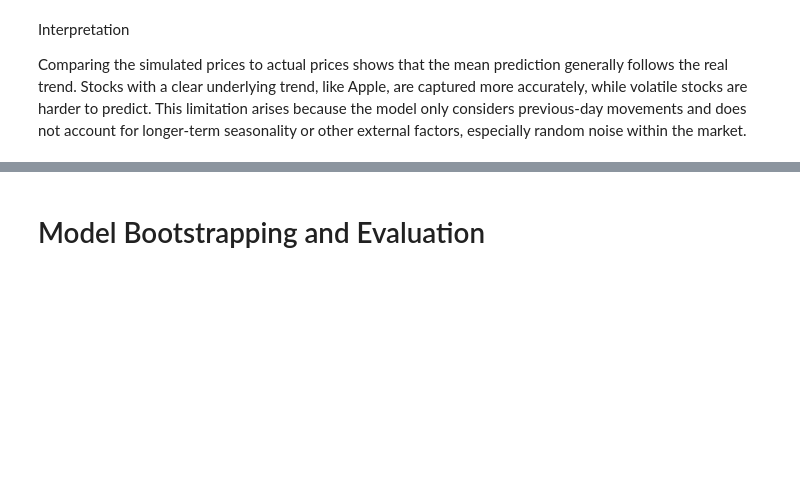
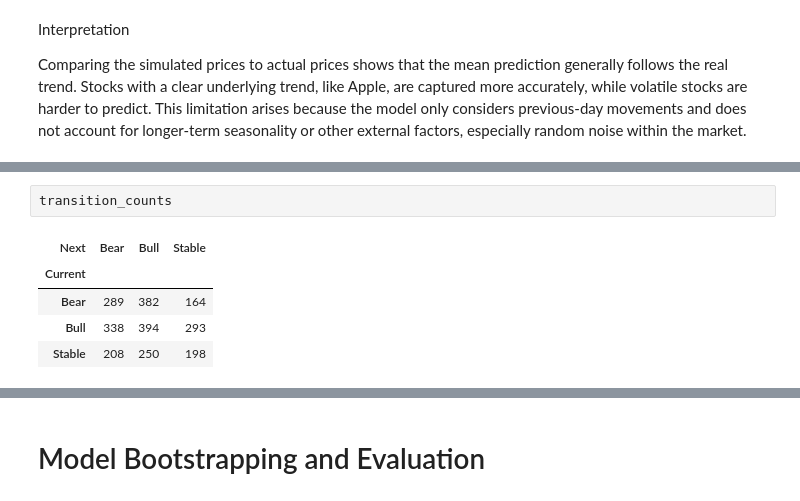
Before and after one commit to jmhowe03-jmh/understanding_uncertainty_project1, a Jupyter notebook: project_final.ipynb, the cells around one changed output, grey strips where cells are left out. Cells and saved outputs as stored; diff of their text form; blank space fills up the shorter version.

```diff
--- a/project_final.ipynb
+++ b/project_final.ipynb
@@ -837,0 +701,8 @@ plt.show()
+# %%
+transition_counts
+# %% [output]
+| Next | Bear | Bull | Stable |
+| Current |  |  |  |
+| Bear | 289 | 382 | 164 |
+| Bull | 338 | 394 | 293 |
+| Stable | 208 | 250 | 198 |
```
Also changed, not shown: parts of 30 cells of this notebook.
